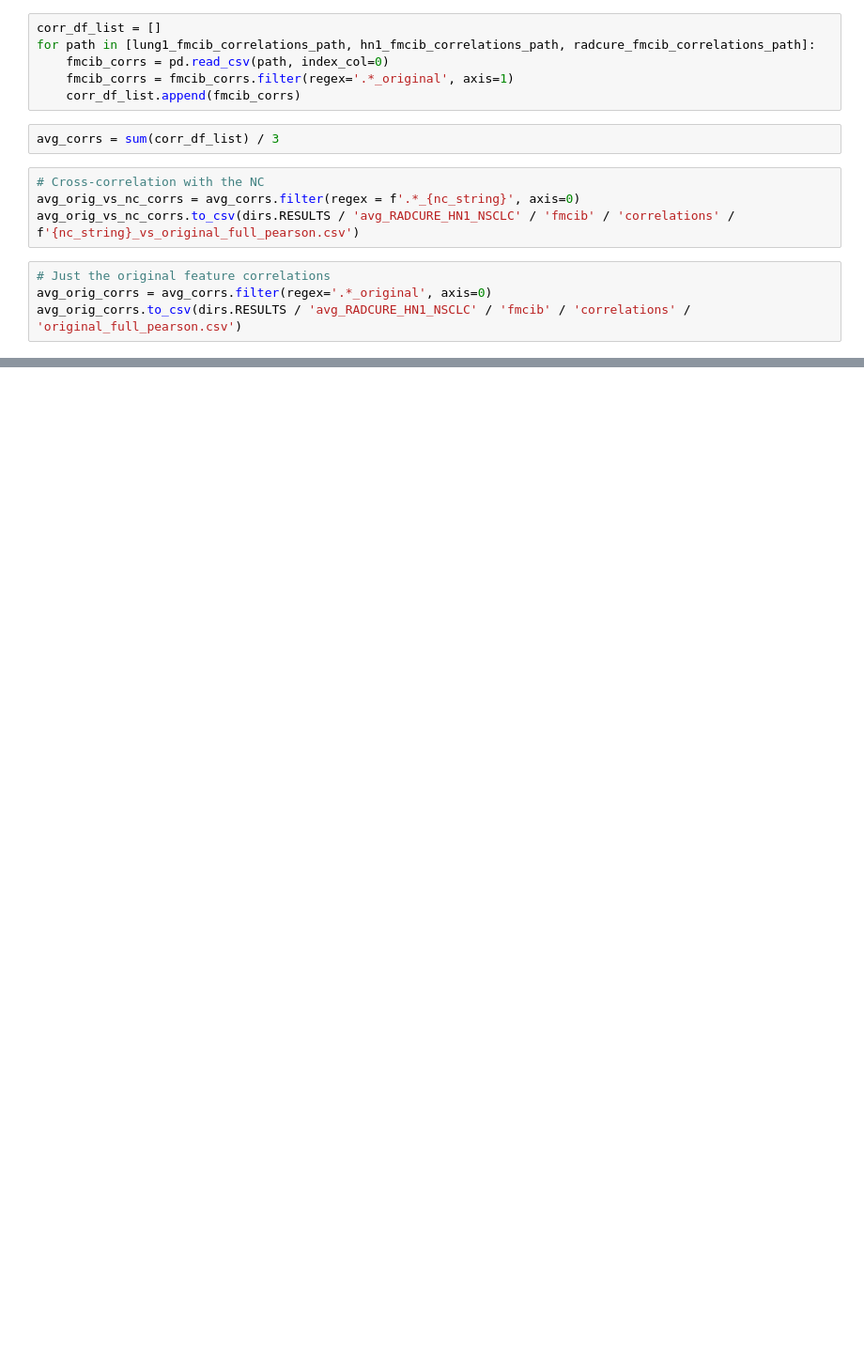
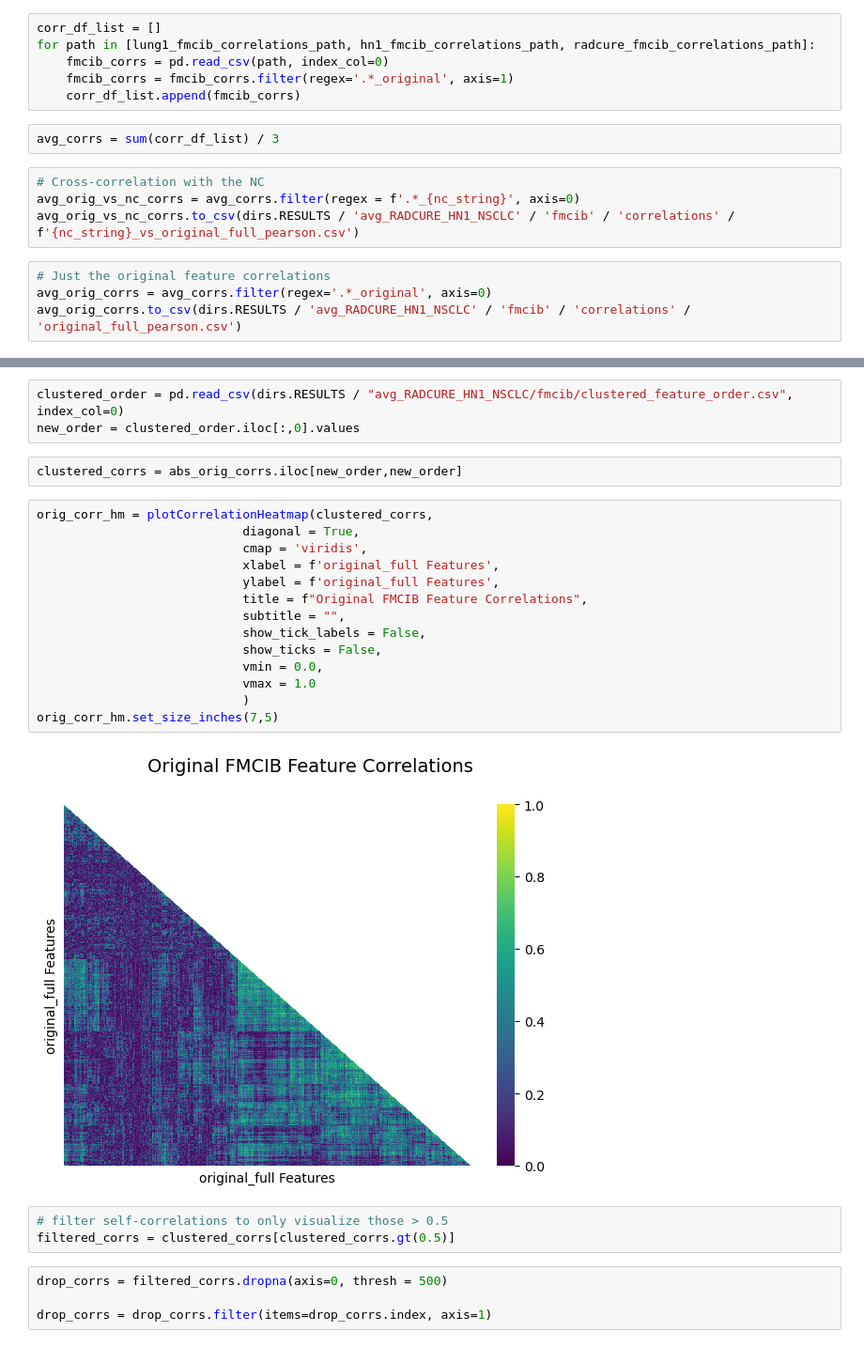
Before and after one commit to bhklab/readii_2_roqc, a Jupyter notebook: sandbox/dev/dev_correlate.ipynb, the cells around one changed output, grey strips where cells are left out. Shown at 94% size. Cells and saved outputs as stored; diff of their text form; blank space fills up the shorter version.

```diff
--- a/sandbox/dev/dev_correlate.ipynb
+++ b/sandbox/dev/dev_correlate.ipynb
@@ -1049,0 +1070,28 @@ for itype in itypes:
+# %%
+clustered_order = pd.read_csv(dirs.RESULTS / "avg_RADCURE_HN1_NSCLC/fmcib/clustered_feature_order.csv", index_col=0)
+new_order = clustered_order.iloc[:,0].values
+# %%
+clustered_corrs = abs_orig_corrs.iloc[new_order,new_order]
+# %%
+orig_corr_hm = plotCorrelationHeatmap(clustered_corrs,
+                            diagonal = True,
+                            cmap = 'viridis',
+                            xlabel = f'original_full Features',
+                            ylabel = f'original_full Features',
+                            title = f"Original FMCIB Feature Correlations",
+                            subtitle = "",
+                            show_tick_labels = False,
+                            show_ticks = False,
+                            vmin = 0.0,
+                            vmax = 1.0
+                            )
+orig_corr_hm.set_size_inches(7,5)
+# %% [output]
+[figure, added]
+# %%
+# filter self-correlations to only visualize those > 0.5
+filtered_corrs = clustered_corrs[clustered_corrs.gt(0.5)]
+# %%
+drop_corrs = filtered_corrs.dropna(axis=0, thresh = 500)
+
+drop_corrs = drop_corrs.filter(items=drop_corrs.index, axis=1)
```
Also changed, not shown: parts of 19 cells of this notebook.
